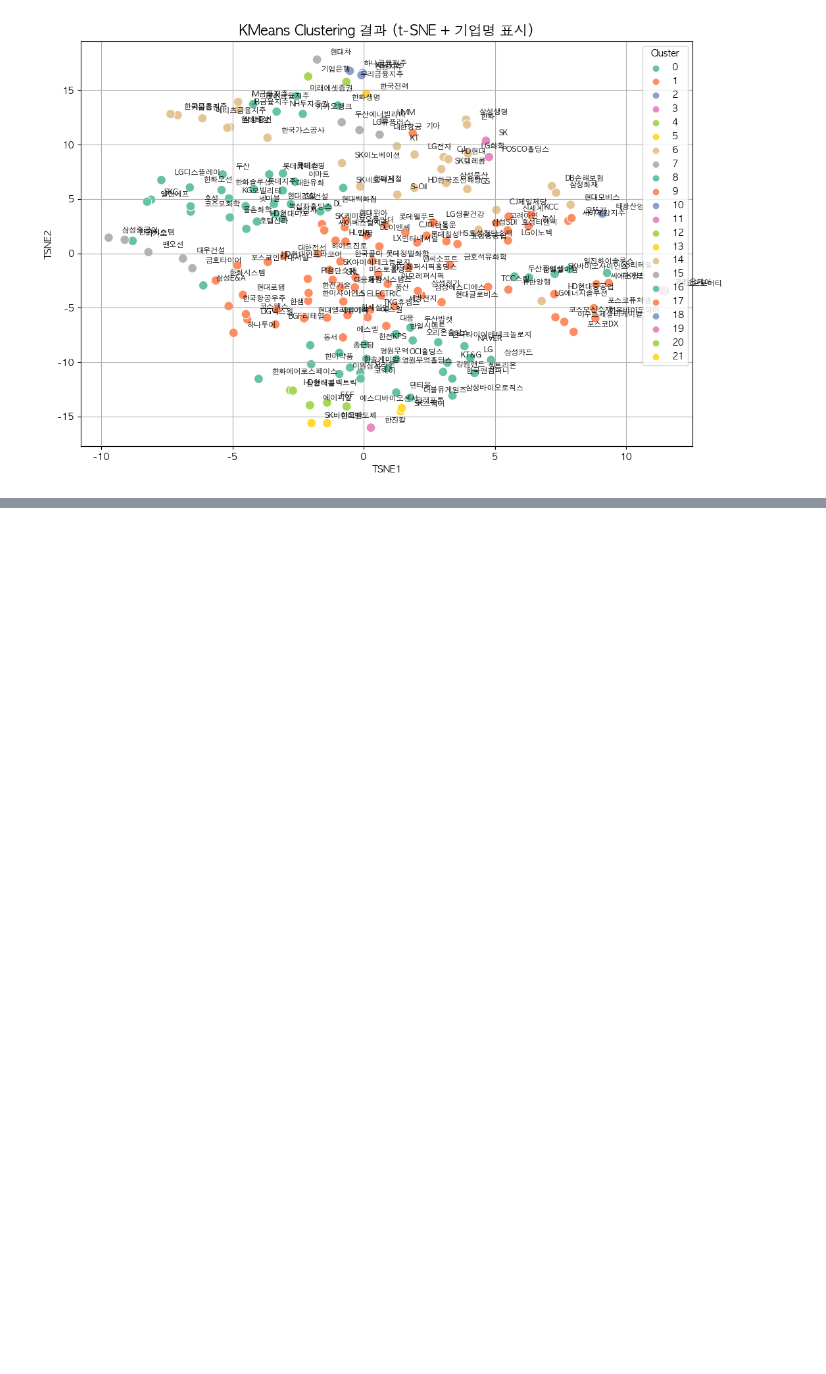
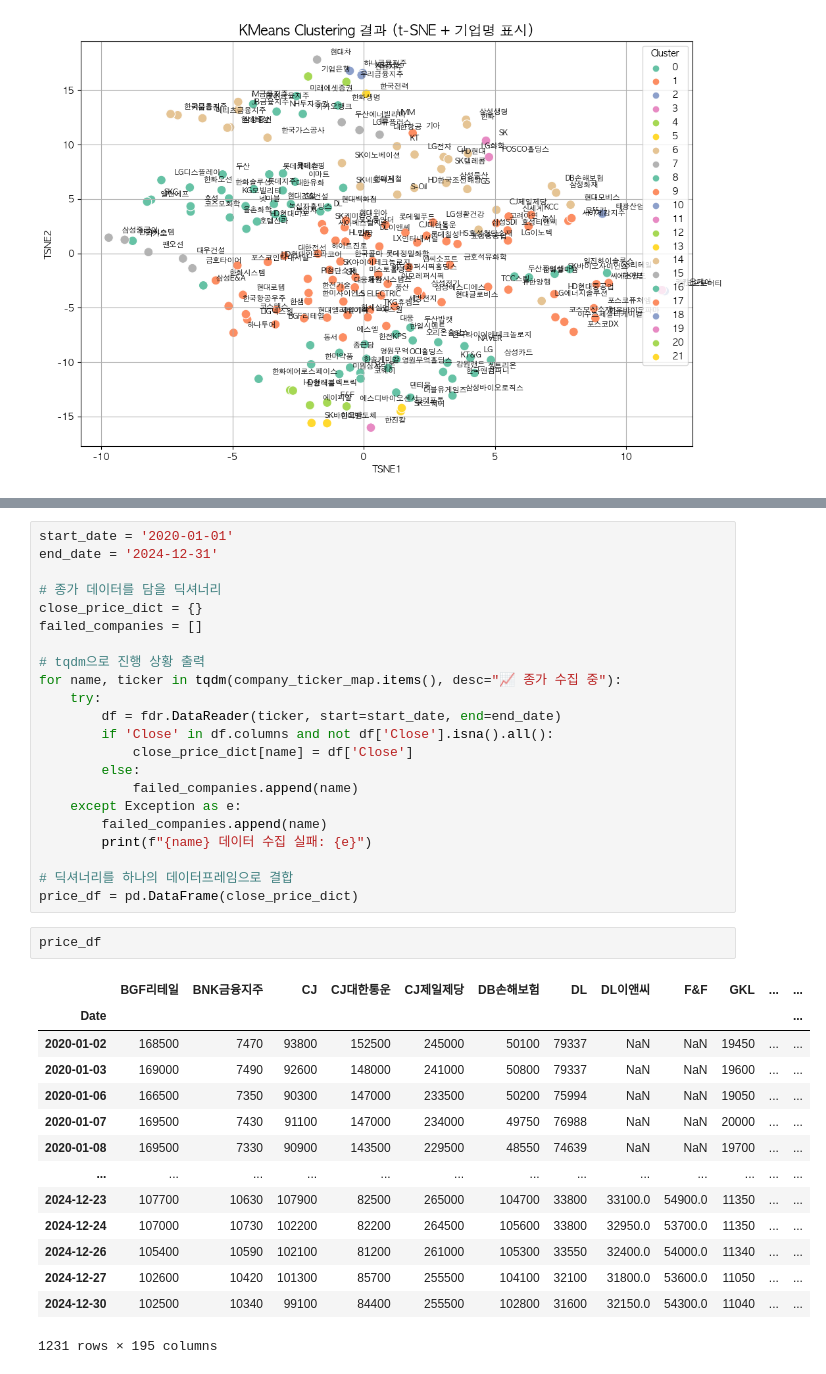
Before and after one commit to susungpark/SW-Capstone-Design, a Jupyter notebook: code/clustering_portfolio.ipynb, the cells around one changed output, grey strips where cells are left out. Drawn from its saved outputs; the diff is of its cells as text; blank space fills up the shorter version.

Commit message:
code name change and modified

```diff
--- a/code/clustering_portfolio.ipynb
+++ b/code/clustering_portfolio.ipynb
@@ -1051,0 +1135,39 @@ plt.show()
+# %%
+start_date = '2020-01-01'
+end_date = '2024-12-31'
+
+# 종가 데이터를 담을 딕셔너리
+close_price_dict = {}
+failed_companies = []
+
+# tqdm으로 진행 상황 출력
+for name, ticker in tqdm(company_ticker_map.items(), desc="📈 종가 수집 중"):
+    try:
+        df = fdr.DataReader(ticker, start=start_date, end=end_date)
+        if 'Close' in df.columns and not df['Close'].isna().all():
+            close_price_dict[name] = df['Close']
+        else:
+            failed_companies.append(name)
+    except Exception as e:
+        failed_companies.append(name)
+        print(f"{name} 데이터 수집 실패: {e}")
+
+# 딕셔너리를 하나의 데이터프레임으로 결합
+price_df = pd.DataFrame(close_price_dict)
+# %%
+price_df
+# %% [output]
+|  | BGF리테일 | BNK금융지주 | CJ | CJ대한통운 | CJ제일제당 | DB손해보험 | DL | DL이앤씨 | F&F | GKL | ... | ... |
+| Date |  |  |  |  |  |  |  |  |  |  |  | ... |
+| 2020-01-02 | 168500 | 7470 | 93800 | 152500 | 245000 | 50100 | 79337 | NaN | NaN | 19450 | ... | ... |
+| 2020-01-03 | 169000 | 7490 | 92600 | 148000 | 241000 | 50800 | 79337 | NaN | NaN | 19600 | ... | ... |
+| 2020-01-06 | 166500 | 7350 | 90300 | 147000 | 233500 | 50200 | 75994 | NaN | NaN | 19050 | ... | ... |
+| 2020-01-07 | 169500 | 7430 | 91100 | 147000 | 234000 | 49750 | 76988 | NaN | NaN | 20000 | ... | ... |
+| 2020-01-08 | 169500 | 7330 | 90900 | 143500 | 229500 | 48550 | 74639 | NaN | NaN | 19700 | ... | ... |
+| ... | ... | ... | ... | ... | ... | ... | ... | ... | ... | ... | ... | ... |
+| 2024-12-23 | 107700 | 10630 | 107900 | 82500 | 265000 | 104700 | 33800 | 33100.0 | 54900.0 | 11350 | ... | ... |
+| 2024-12-24 | 107000 | 10730 | 102200 | 82200 | 264500 | 105600 | 33800 | 32950.0 | 53700.0 | 11350 | ... | ... |
+| 2024-12-26 | 105400 | 10590 | 102100 | 81200 | 261000 | 105300 | 33550 | 32400.0 | 54000.0 | 11340 | ... | ... |
+| 2024-12-27 | 102600 | 10420 | 101300 | 85700 | 255500 | 104100 | 32100 | 31800.0 | 53600.0 | 11050 | ... | ... |
+| 2024-12-30 | 102500 | 10340 | 99100 | 84400 | 255500 | 102800 | 31600 | 32150.0 | 54300.0 | 11040 | ... | ... |
+1231 rows × 195 columns
```
Also changed, not shown: parts of 16 cells of this notebook, 6 other files.
